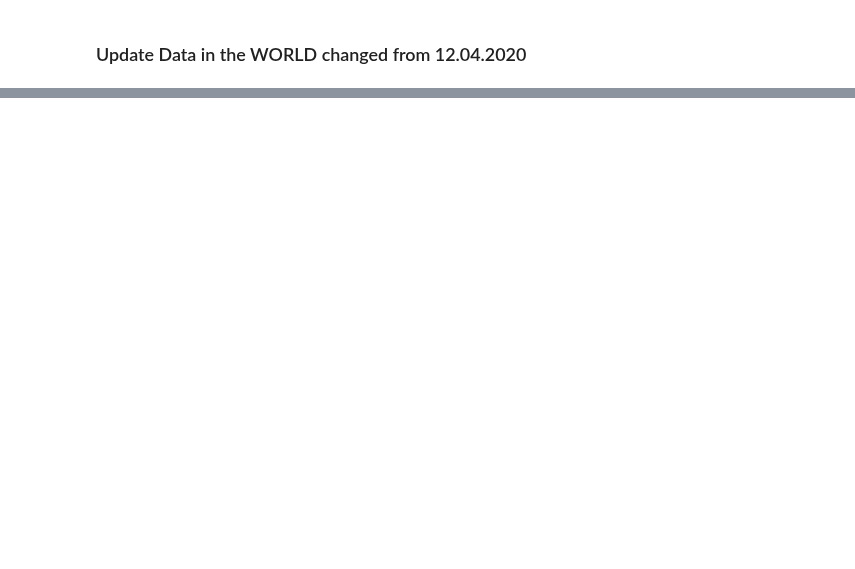
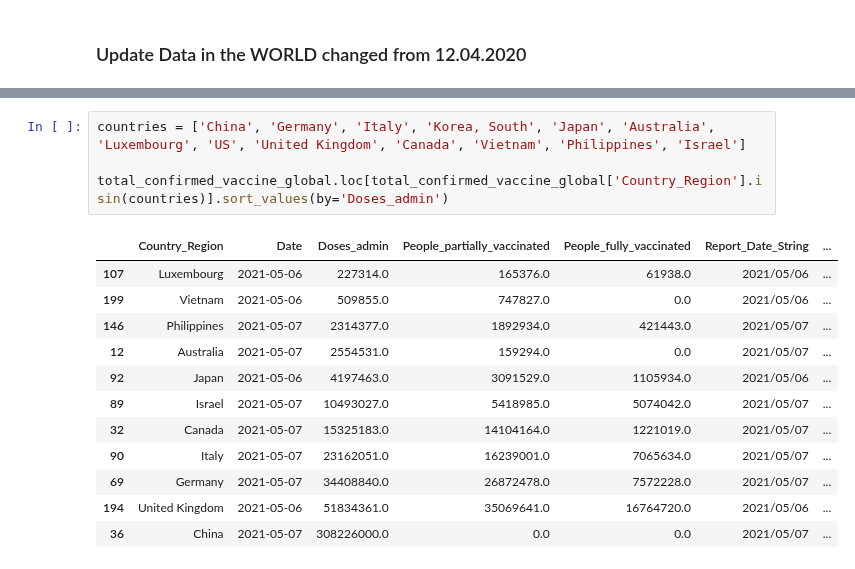
Before and after one commit to lphan/ML-Practices, a Jupyter notebook: 18_Covid-19/18_Covid-19_vaccinated.ipynb, the cells around one changed output, grey strips where cells are left out. Cells and saved outputs as stored; diff of their text form; blank space fills up the shorter version.

```diff
--- a/18_Covid-19/18_Covid-19_vaccinated.ipynb
+++ b/18_Covid-19/18_Covid-19_vaccinated.ipynb
@@ -90,3 +86,20 @@ total_confirmed_vaccine_global.sort_values(by='Doses_admin', ascending=False).he
+# %%
+countries = ['China', 'Germany', 'Italy', 'Korea, South', 'Japan', 'Australia', 'Luxembourg', 'US', 'United Kingdom', 'Canada', 'Vietnam', 'Philippines', 'Israel']
+
+total_confirmed_vaccine_global.loc[total_confirmed_vaccine_global['Country_Region'].isin(countries)].sort_values(by='Doses_admin')
+# %% [output]
+|  | Country_Region | Date | Doses_admin | People_partially_vaccinated | People_fully_vaccinated | Report_Date_String | ... |
+| 107 | Luxembourg | 2021-05-06 | 227314.0 | 165376.0 | 61938.0 | 2021/05/06 | ... |
+| 199 | Vietnam | 2021-05-06 | 509855.0 | 747827.0 | 0.0 | 2021/05/06 | ... |
+| 146 | Philippines | 2021-05-07 | 2314377.0 | 1892934.0 | 421443.0 | 2021/05/07 | ... |
+| 12 | Australia | 2021-05-07 | 2554531.0 | 159294.0 | 0.0 | 2021/05/07 | ... |
+| 92 | Japan | 2021-05-06 | 4197463.0 | 3091529.0 | 1105934.0 | 2021/05/06 | ... |
+| 89 | Israel | 2021-05-07 | 10493027.0 | 5418985.0 | 5074042.0 | 2021/05/07 | ... |
+| 32 | Canada | 2021-05-07 | 15325183.0 | 14104164.0 | 1221019.0 | 2021/05/07 | ... |
+| 90 | Italy | 2021-05-07 | 23162051.0 | 16239001.0 | 7065634.0 | 2021/05/07 | ... |
+| 69 | Germany | 2021-05-07 | 34408840.0 | 26872478.0 | 7572228.0 | 2021/05/07 | ... |
+| 194 | United Kingdom | 2021-05-06 | 51834361.0 | 35069641.0 | 16764720.0 | 2021/05/06 | ... |
+| 36 | China | 2021-05-07 | 308226000.0 | 0.0 | 0.0 | 2021/05/07 | ... |
 # %%
 total_confirmed_vaccine_global.sort_values(by='People_partially_vaccinated', ascending=False).plot(x='Country_Region', y='People_partially_vaccinated', kind='bar')
 total_confirmed_vaccine_global.sort_values(by='People_partially_vaccinated', ascending=False).head(10)
```
Also changed, not shown: parts of 8 cells of this notebook, 17 other files.
